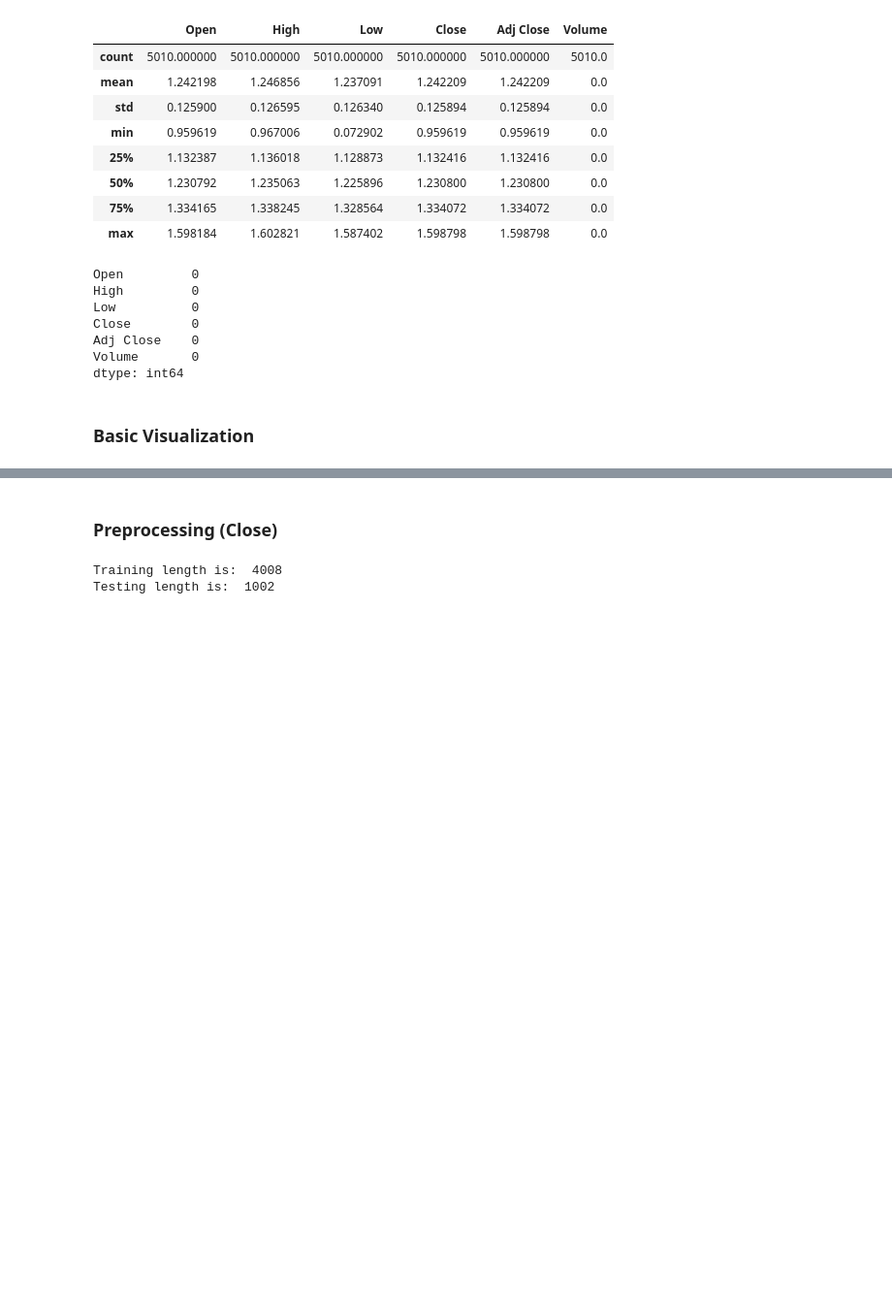
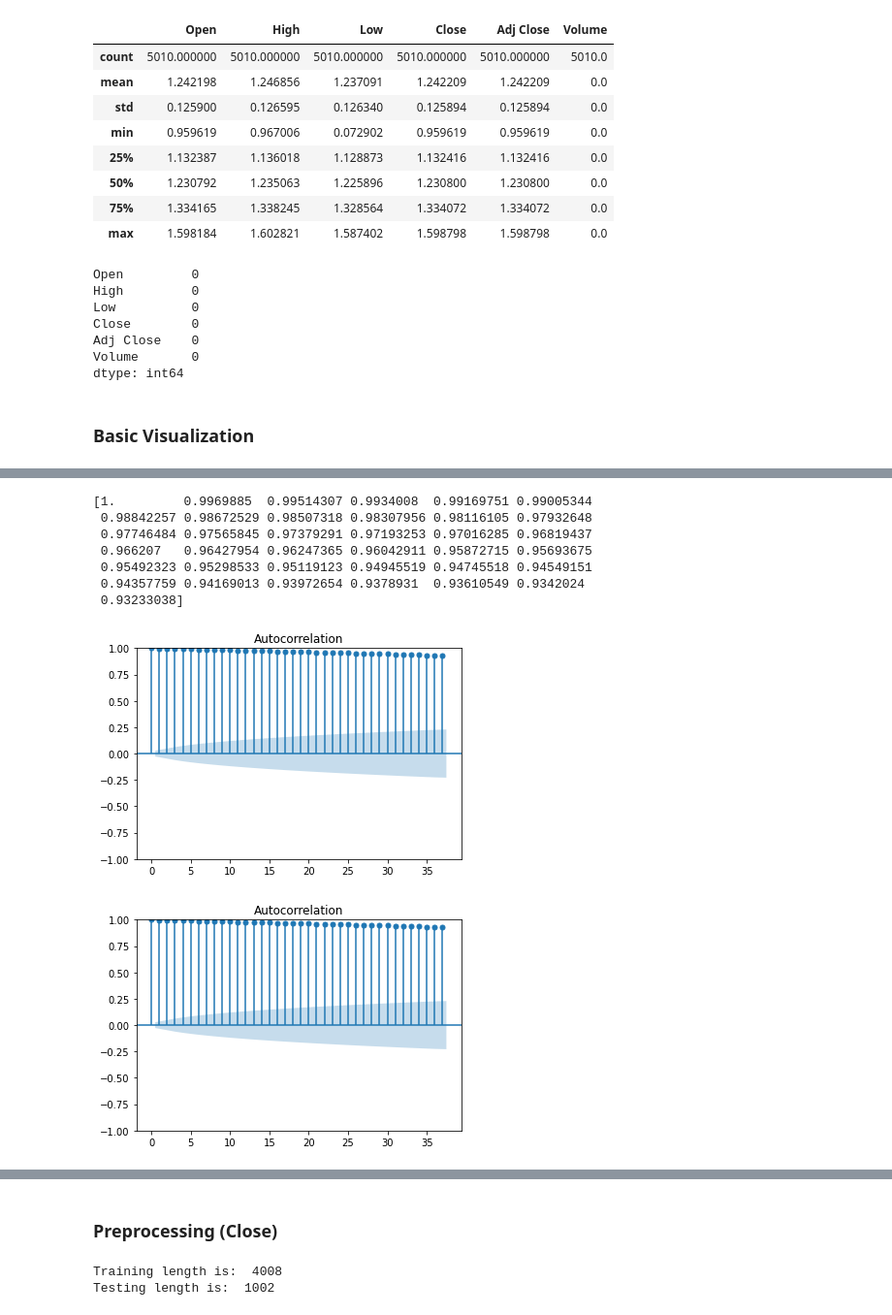
Before and after one commit to RishabhSpark/Foreign-Exchange-Value-Prediction, a Jupyter notebook: EUR-USD.ipynb, the cells around one changed output, grey strips where cells are left out. Shown at 97% size. Saved outputs shown, nothing was run; the diff lists cells and outputs as text; code cells hidden in the pictures; blank space fills up the shorter version.

```diff
--- a/EUR-USD.ipynb
+++ b/EUR-USD.ipynb
@@ -126,0 +163,14 @@ for col in columns:
+# %%
+acf_values = acf(df['Open'])
+print(acf_values)
+plot_acf(df['Open'])
+# %% [output]
+[1.         0.9969885  0.99514307 0.9934008  0.99169751 0.99005344
+ 0.98842257 0.98672529 0.98507318 0.98307956 0.98116105 0.97932648
+ 0.97746484 0.97565845 0.97379291 0.97193253 0.97016285 0.96819437
+ 0.966207   0.96427954 0.96247365 0.96042911 0.95872715 0.95693675
+ 0.95492323 0.95298533 0.95119123 0.94945519 0.94745518 0.94549151
+ 0.94357759 0.94169013 0.93972654 0.9378931  0.93610549 0.9342024
+ 0.93233038]
+[figure, added]
+[figure, added]
```
Also changed, not shown: parts of 11 cells of this notebook, 1 other file.
